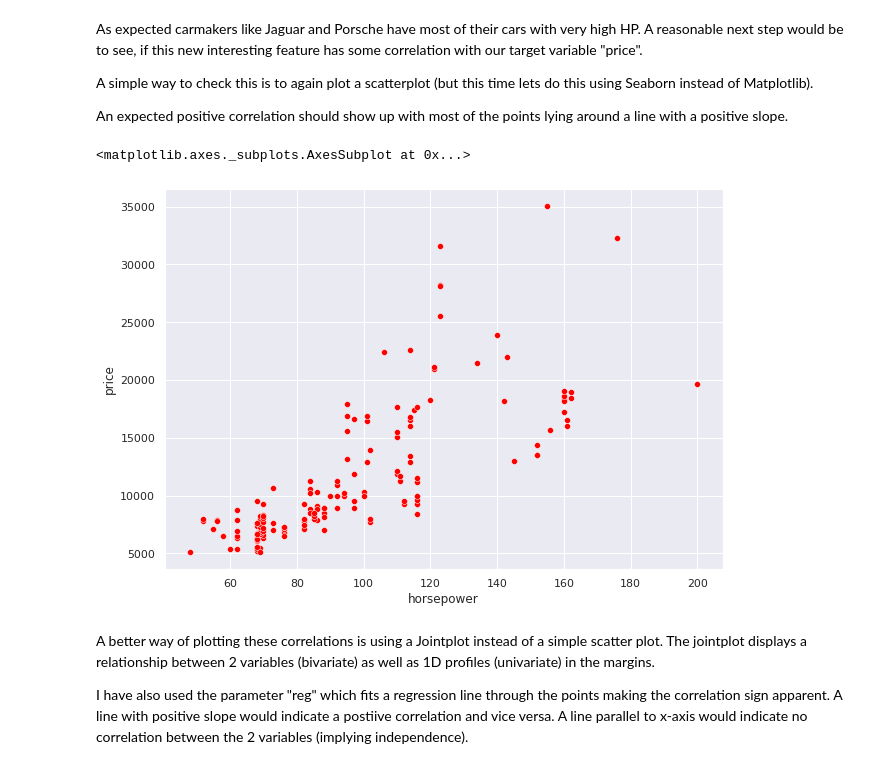
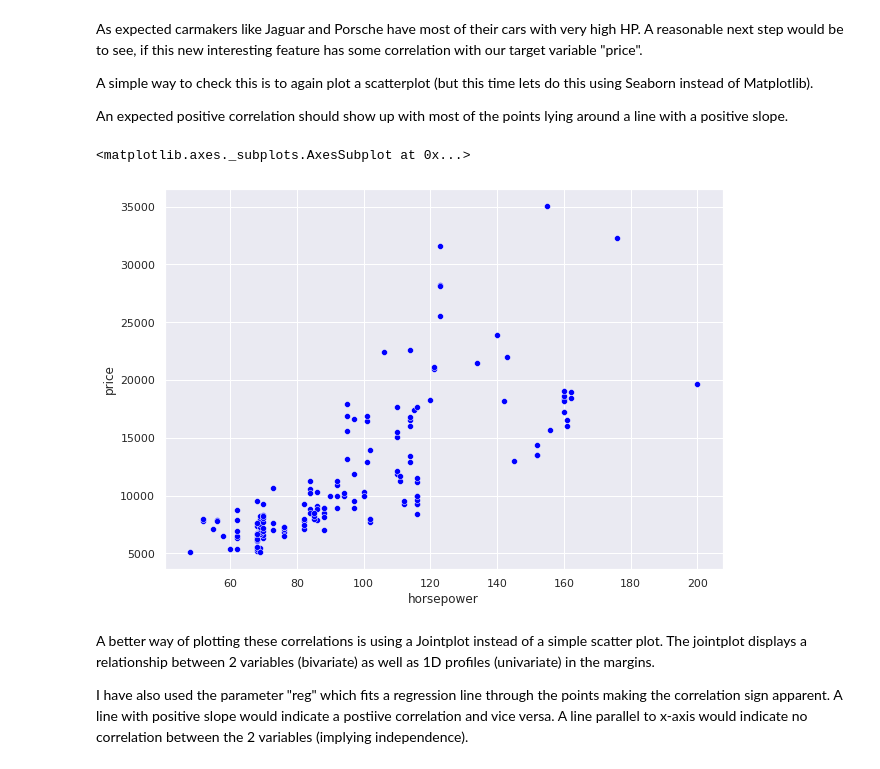
Before and after one commit to Prudhvi2k3/FMML_COURSE_ASSIGNMENT, a Jupyter notebook: Mod2_Lab1.ipynb, the cells around one changed output. Drawn from its saved outputs; the diff is of its cells as text; code cells hidden in the pictures.

```diff
--- a/Mod2_Lab1.ipynb
+++ b/Mod2_Lab1.ipynb
@@ -135,10 +135,10 @@ A simple way to check this is to again plot a scatterplot (but this time lets do
 An expected positive correlation should show up with most of the points lying around a line with a positive slope.
 # %%
 sns.set(rc={'figure.figsize':(10,7)})
-sns.scatterplot(x=pd.to_numeric(X["horsepower"]), y = y, color = "red")
+sns.scatterplot(x=pd.to_numeric(X["horsepower"]), y = y, color = "blue")
 # %% [output]
 <matplotlib.axes._subplots.AxesSubplot at 0x...>
-[figure, old version]
+[figure, new version]
 # %% [markdown]
 A better way of plotting these correlations is using a Jointplot instead of a simple scatter plot. The jointplot displays a relationship between 2 variables (bivariate) as well as 1D profiles (univariate) in the margins.
 
```
Also changed, not shown: parts of 1 cell of this notebook.
